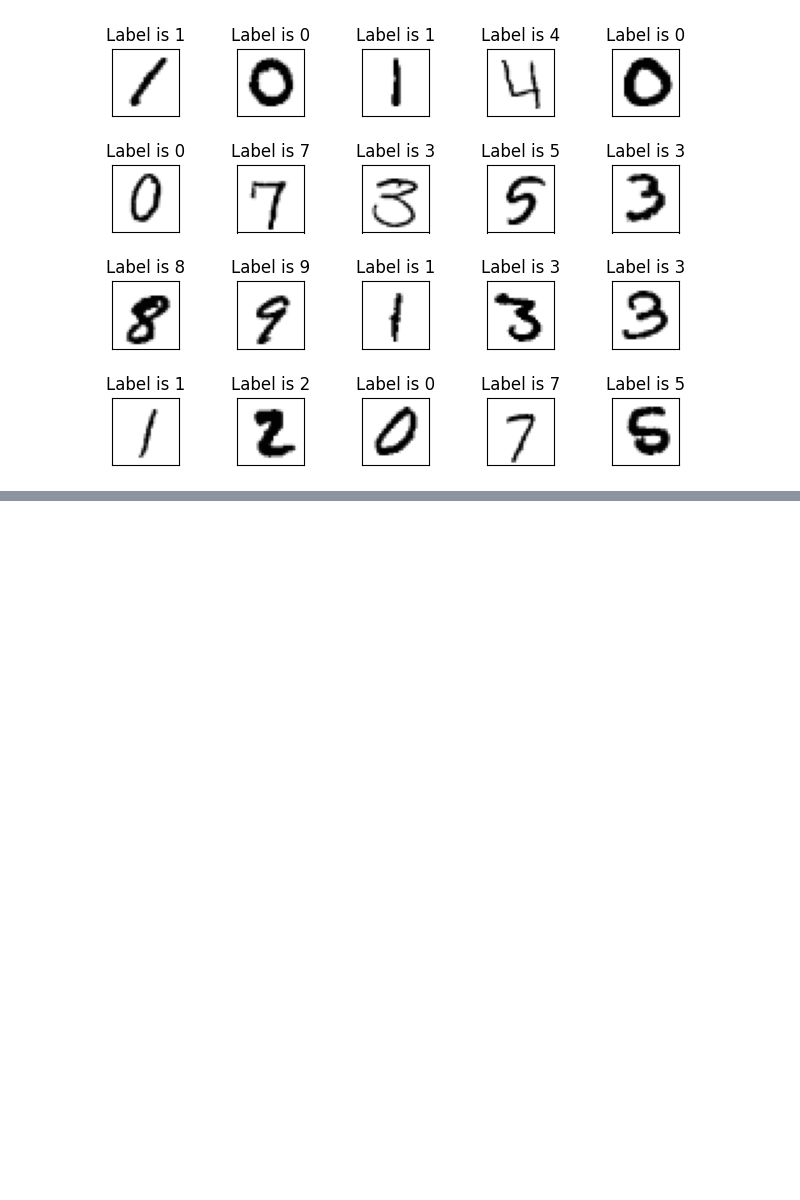
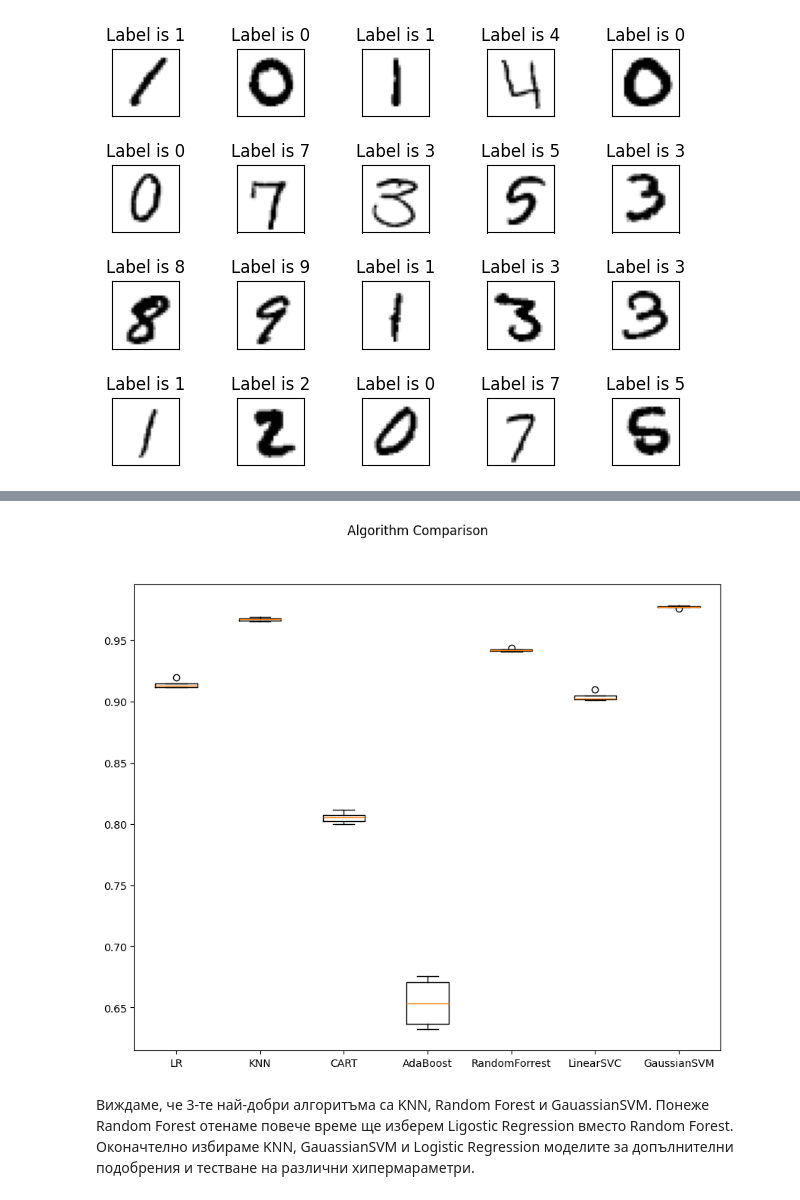
Before and after one commit to NaskoIT/FMI, a Jupyter notebook: Machine learning/DigitsRecognizer/DigitsRecognizer.ipynb, the cells around one changed output, grey strips where cells are left out. Cells and saved outputs as stored; diff of their text form; code cells hidden in the pictures; blank space fills up the shorter version.

Commit message:
Tested different alogirthms and fine-tune logistics regression

```diff
--- a/Machine learning/DigitsRecognizer/DigitsRecognizer.ipynb
+++ b/Machine learning/DigitsRecognizer/DigitsRecognizer.ipynb
@@ -103,0 +267,2 @@ plot_digits(data[0:20])
+# %%
+features_scaled_pca = pca_features.transform(features_scaled)
@@ -103,0 +284,2 @@ plot_digits(data[0:20])
+# %%
+X_tr, X_ts, y_tr, y_ts = train_test_split(features_scaled_pca, labels, test_size = 0.30)
@@ -103,0 +324,22 @@ plot_digits(data[0:20])
+# %%
+k_fold = KFold(n_splits = 5)
+# %%
+# това отнема около 10 мин
+results = []
+names = []
+scoring = 'accuracy'
+algorithms = []
+algorithms.append(("LR", LogisticRegression()))
+algorithms.append(("KNN", KNeighborsClassifier()))
+algorithms.append(("CART", DecisionTreeClassifier()))
+algorithms.append(("AdaBoost", AdaBoostClassifier()))
+algorithms.append(("RandomForrest", RandomForestClassifier()))
+algorithms.append(("LinearSVC", LinearSVC()))
+algorithms.append(("GaussianSVM", SVC()))
+for name, algorithm in algorithms:
+    t0=time()
+    cv_results = cross_val_score(algorithm, X_tr, y_tr, cv= k_fold, scoring = scoring)
+    t1 = time() - t0
+    results.append(cv_results)
+    names.append(name)
+    print("{0}: mean accuracy {1:.3%} - standard deviation {2:.4} - time {3:n}".format(name, cv_results.mean(), cv_results.std(), t1))
@@ -103,0 +371,12 @@ plot_digits(data[0:20])
+# %%
+fig = plt.figure(figsize=(10,8))
+fig.suptitle('Algorithm Comparison')
+ax = fig.add_subplot(111)
+plt.boxplot(results)
+ax.set_xticklabels(names)
+plt.show()
+# %% [output]
+[figure, added]
+# %% [markdown]
+Виждаме, че 3-те най-добри алгоритъма са KNN, Random Forest и GauassianSVM. Понеже Random Forest отенаме повече време ще изберем Ligostic Regression вместо Random Forest.
+Оконачтелно избираме KNN, GauassianSVM и Logistic Regression моделите за допълнителни подобрения и тестване на различни хипермараметри.
```
Also changed, not shown: parts of 52 cells of this notebook, 3 other files.
